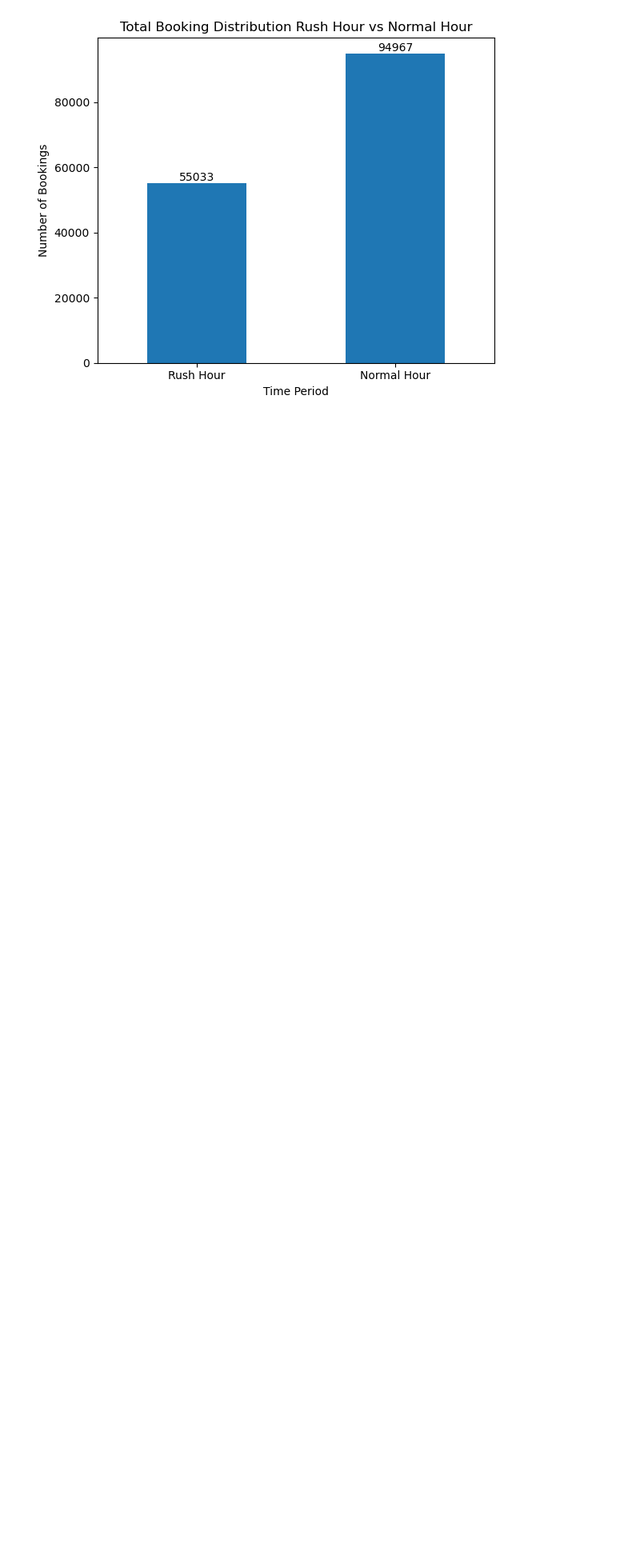
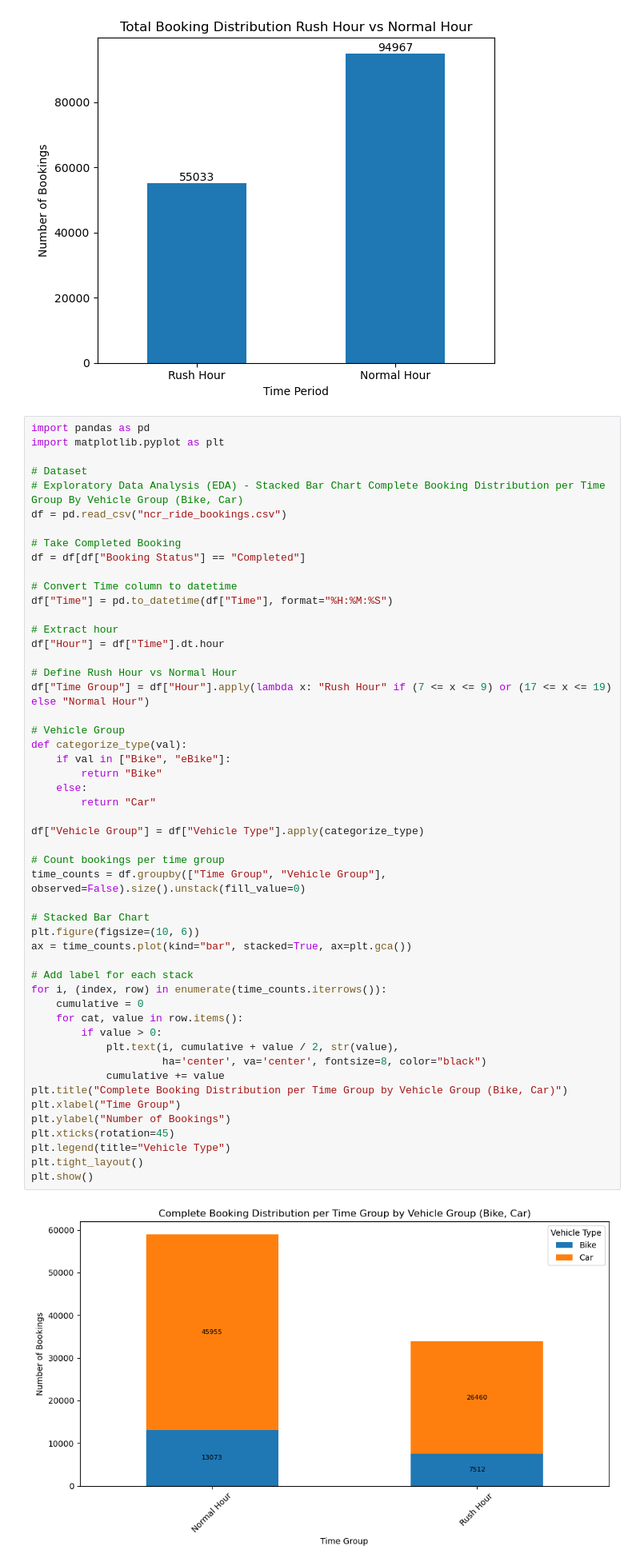
Before and after one commit to FlazeFy2/DS-Uber_Data_Analytics_Dashboard, a Jupyter notebook: exploratory data analysis-bar.ipynb, the cells around one changed output. Shown at 80% size. Drawn from its saved outputs; the diff is of its cells as text; blank space fills up the shorter version.

Commit message:
[DS] Exploratory Data Analysis (EDA) - Stacked Bar Chart Complete Booking Distribution per Time Group By Vehicle Group (Bike, Car)

```diff
--- a/exploratory data analysis-bar.ipynb
+++ b/exploratory data analysis-bar.ipynb
@@ -805,3 +805,56 @@ plt.tight_layout()
 plt.show()
 # %% [output]
 [figure]
+# %%
+import pandas as pd
+import matplotlib.pyplot as plt
+
+# Dataset
+# Exploratory Data Analysis (EDA) - Stacked Bar Chart Complete Booking Distribution per Time Group By Vehicle Group (Bike, Car)
+df = pd.read_csv("ncr_ride_bookings.csv")
+
+# Take Completed Booking
+df = df[df["Booking Status"] == "Completed"]
+
+# Convert Time column to datetime
+df["Time"] = pd.to_datetime(df["Time"], format="%H:%M:%S")
+
+# Extract hour
+df["Hour"] = df["Time"].dt.hour
+
+# Define Rush Hour vs Normal Hour
+df["Time Group"] = df["Hour"].apply(lambda x: "Rush Hour" if (7 <= x <= 9) or (17 <= x <= 19) else "Normal Hour")
+
+# Vehicle Group
+def categorize_type(val):
+    if val in ["Bike", "eBike"]:
+        return "Bike"
+    else:
+        return "Car"
+
+df["Vehicle Group"] = df["Vehicle Type"].apply(categorize_type)
+
+# Count bookings per time group
+time_counts = df.groupby(["Time Group", "Vehicle Group"], observed=False).size().unstack(fill_value=0)
+
+# Stacked Bar Chart
+plt.figure(figsize=(10, 6))
+ax = time_counts.plot(kind="bar", stacked=True, ax=plt.gca())
+
+# Add label for each stack
+for i, (index, row) in enumerate(time_counts.iterrows()):
+    cumulative = 0
+    for cat, value in row.items():
+        if value > 0:
+            plt.text(i, cumulative + value / 2, str(value),
+                     ha='center', va='center', fontsize=8, color="black")
+            cumulative += value
+plt.title("Complete Booking Distribution per Time Group by Vehicle Group (Bike, Car)")
+plt.xlabel("Time Group")
+plt.ylabel("Number of Bookings")
+plt.xticks(rotation=45)
+plt.legend(title="Vehicle Type")
+plt.tight_layout()
+plt.show()
+# %% [output]
+[figure, added]
```
